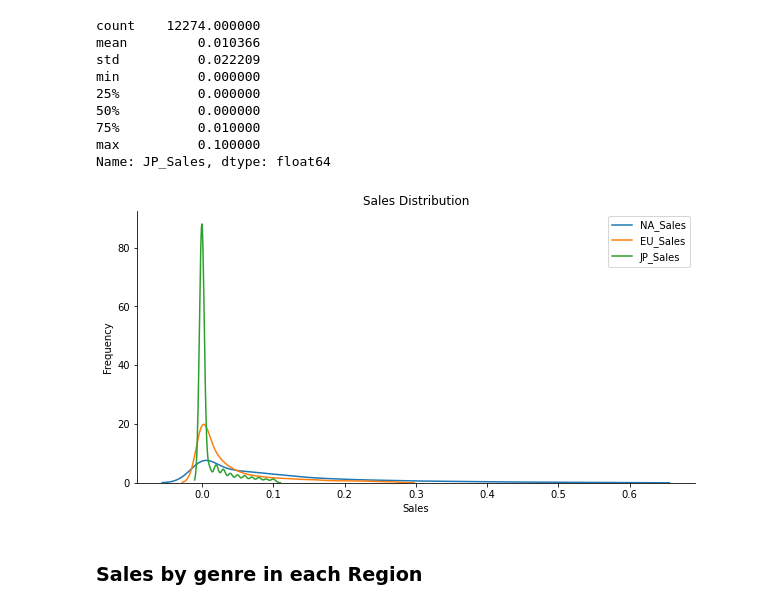
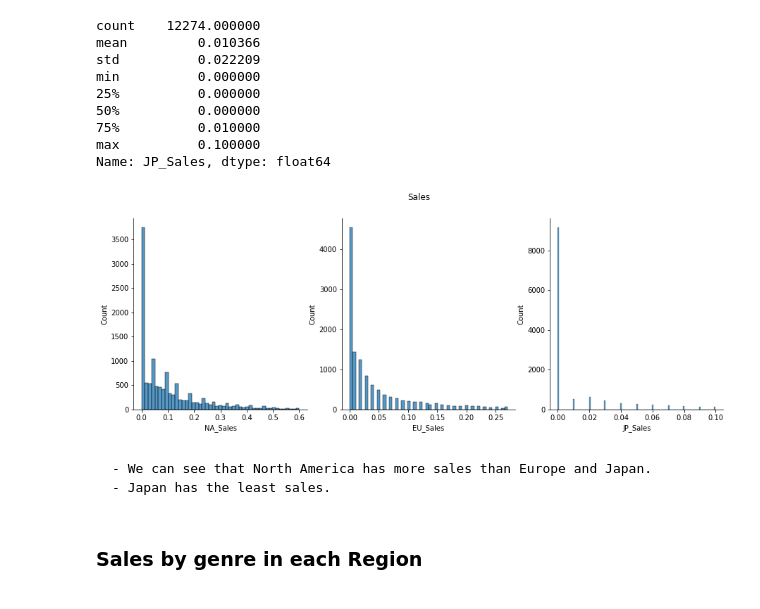
Before and after one commit to GhiathAjam/Analysis-of-Video-Games-Sales, a Jupyter notebook: Analysis/ExploratoryQuestions/Q5.ipynb, the cells around one changed output. Cells and saved outputs as stored; diff of their text form; code cells hidden in the pictures.

```diff
--- a/Analysis/ExploratoryQuestions/Q5.ipynb
+++ b/Analysis/ExploratoryQuestions/Q5.ipynb
@@ -106,24 +106,20 @@ min          0.000000
 75%          0.010000
 max          0.100000
 Name: JP_Sales, dtype: float64
-# %%
-# plot the distribution of the sales
-plt.figure(figsize=(10,5))
-# plt.style.use('dark_background')
-plt.title('Sales Distribution')
-
-Sales= ['NA_Sales','EU_Sales','JP_Sales']
-# colors=['yellow','pink','aqua']
-for i in range(len(Sales)):
-    sns.kdeplot(df[Sales[i]], label=Sales[i])
-
-sns.despine(left=False, bottom=False)
-plt.xlabel('Sales')
-plt.ylabel('Frequency')
-plt.legend()
-plt.show()
-# %% [output]
-[figure, removed]
+# %%
+fig, axes = plt.subplots(1, 3, figsize=(15, 5))
+fig.suptitle('Sales')
+sns.despine(left=False, bottom=False)
+sns.histplot(ax=axes[0], data=df, x='NA_Sales')
+sns.histplot(ax=axes[1], data=df, x='EU_Sales')
+sns.histplot(ax=axes[2], data=df, x='JP_Sales')
+
+plt.show()
+# %% [output]
+[figure, added]
+# %% [markdown]
+    - We can see that North America has more sales than Europe and Japan.
+    - Japan has the least sales.
 # %% [markdown]
 ### Sales by genre in each Region
 # %%
```
Also changed, not shown: parts of 7 cells of this notebook.
